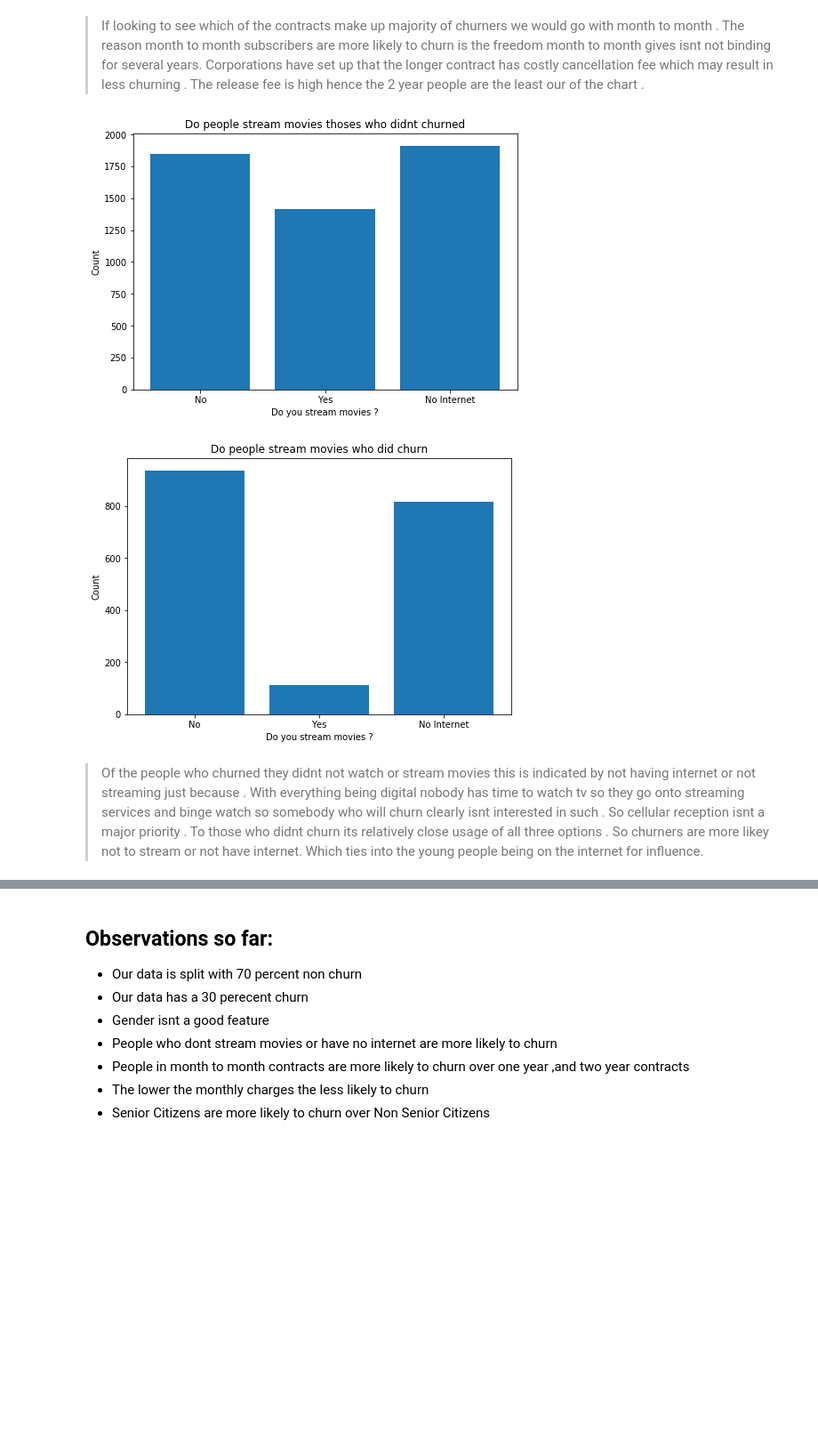
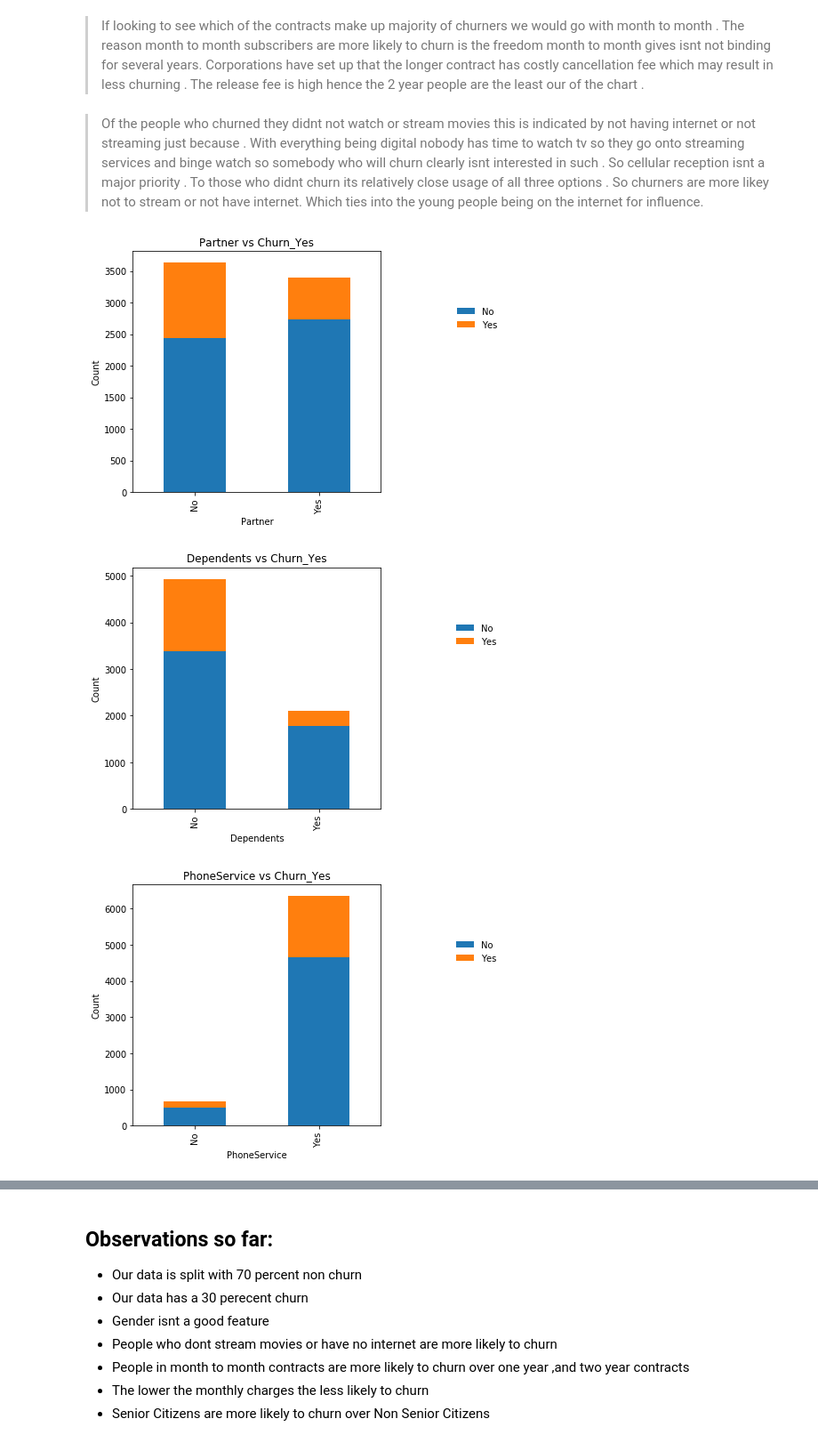
Before and after one commit to Nyiko-Ngwenya/Decision-Trees, a Jupyter notebook: Church Decision Trees.ipynb, the cells around one changed output, grey strips where cells are left out. Shown at 89% size. Drawn from its saved outputs; the diff is of its cells as text; code cells hidden in the pictures; blank space fills up the shorter version.

```diff
--- a/Church Decision Trees.ipynb
+++ b/Church Decision Trees.ipynb
@@ -335,33 +342,21 @@ plt.show()
 # %% [markdown]
 <blockquote>  If looking to see which of the contracts make up majority of churners we would go with month to month . The reason month to month subscribers are more likely to churn is the freedom month to month gives isnt not binding for several years. Corporations have set up that the longer contract has costly cancellation fee which may result in less churning . The release fee is high hence the 2 year people are the least our of the chart .
-# %%
-fig = plt.figure()
-xx = len(unchurned[unchurned.StreamingMovies_n  == 0])
-y = len(unchurned[unchurned.StreamingMovies_n  == 1])
-z = len(unchurned[unchurned.StreamingMovies_n  == 2])
-ax = fig.add_axes([0,0,1,1])
-langs = ['No', 'Yes','No Internet']
-students = [xx,y,z]
-ax.bar(langs,students)
-plt.title('Do people stream movies thoses who didnt churned')
-plt.xlabel('Do you stream movies ?')
-plt.ylabel('Count')
-plt.show()
-
-fig = plt.figure()
-xx = len(churned[churned.StreamingMovies_n  == 0])
-y = len(churned[churned.StreamingMovies_n  == 1])
-z = len(churned[churned.StreamingMovies_n  == 2])
-ax = fig.add_axes([0,0,1,1])
-langs = ['No', 'Yes','No Internet']
-students = [xx,y,z]
-ax.bar(langs,students)
-plt.title('Do people stream movies who did churn')
-plt.xlabel('Do you stream movies ?')
-plt.ylabel('Count')
-plt.show()
-# %% [output]
-[figure, removed]
-[figure, removed]
 # %% [markdown]
 <blockquote>  Of the people who churned they didnt not watch or stream movies this is indicated by not having internet or not streaming just because . With everything being digital nobody has time to watch tv so they go onto streaming services and binge watch so somebody who will churn clearly isnt interested in such . So cellular reception isnt a major priority . To those who didnt churn its relatively close usage of all three options . So churners are more likey not to stream or not have internet. Which ties into the young people being on the internet for influence.
+# %%
+lst = [ 'Partner', 'Dependents','PhoneService', 'MultipleLines', 'InternetService',
+       'OnlineSecurity', 'OnlineBackup', 'DeviceProtection', 'TechSupport',
+       'StreamingTV', 'StreamingMovies', 'PaperlessBilling',
+       'PaymentMethod','SeniorCitizen']
+
+for i in lst:
+    data.groupby([i, "Churn"]).size().unstack().plot(kind='bar', stacked=True, figsize=(5,5))
+    plt.title('{} vs Churn_Yes'.format(i))
+    plt.xlabel(f'{i}')
+    plt.ylabel('Count')
+    plt.legend(frameon=False,bbox_to_anchor=(1.5,0.8))
+    plt.show()
+# %% [output]
+[figure, added]
+[figure, added]
+[figure, added]
```
Also changed, not shown: parts of 29 cells of this notebook, 7 other files.
